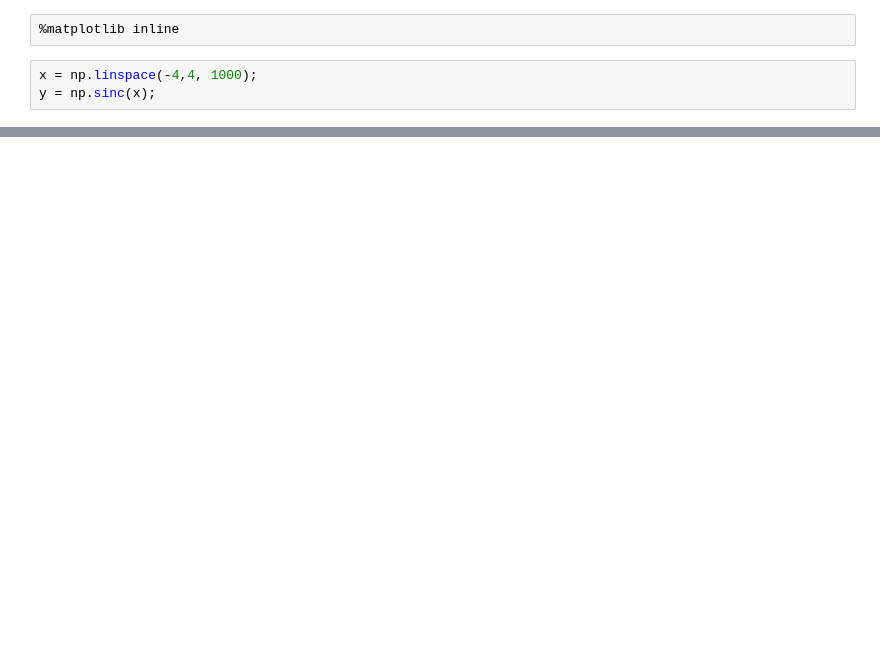
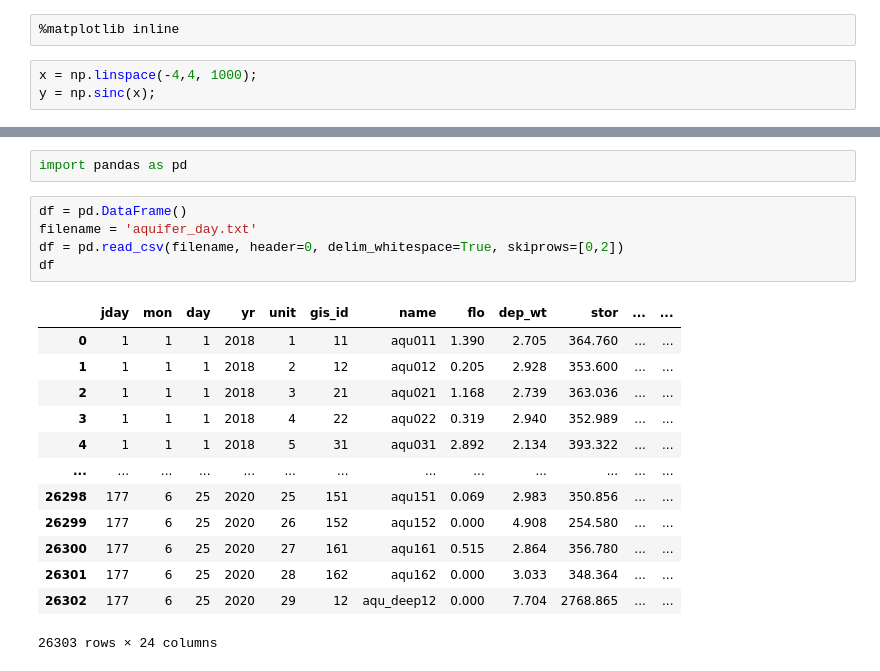
Before and after one commit to janusboandersen/big-data, a Jupyter notebook: u37_1/Intro-to-ML-tools.ipynb, the cells around one changed output, grey strips where cells are left out. Saved outputs shown, nothing was run; the diff lists cells and outputs as text; blank space fills up the shorter version.

```diff
--- a/u37_1/Intro-to-ML-tools.ipynb
+++ b/u37_1/Intro-to-ML-tools.ipynb
@@ -56,0 +65,21 @@ fig.tight_layout(pad=1)
+# %%
+import pandas as pd
+# %%
+df = pd.DataFrame()
+filename = 'aquifer_day.txt'
+df = pd.read_csv(filename, header=0, delim_whitespace=True, skiprows=[0,2])
+df
+# %% [output]
+|  | jday | mon | day | yr | unit | gis_id | name | flo | dep_wt | stor | ... | ... |
+| 0 | 1 | 1 | 1 | 2018 | 1 | 11 | aqu011 | 1.390 | 2.705 | 364.760 | ... | ... |
+| 1 | 1 | 1 | 1 | 2018 | 2 | 12 | aqu012 | 0.205 | 2.928 | 353.600 | ... | ... |
+| 2 | 1 | 1 | 1 | 2018 | 3 | 21 | aqu021 | 1.168 | 2.739 | 363.036 | ... | ... |
+| 3 | 1 | 1 | 1 | 2018 | 4 | 22 | aqu022 | 0.319 | 2.940 | 352.989 | ... | ... |
+| 4 | 1 | 1 | 1 | 2018 | 5 | 31 | aqu031 | 2.892 | 2.134 | 393.322 | ... | ... |
+| ... | ... | ... | ... | ... | ... | ... | ... | ... | ... | ... | ... | ... |
+| 26298 | 177 | 6 | 25 | 2020 | 25 | 151 | aqu151 | 0.069 | 2.983 | 350.856 | ... | ... |
+| 26299 | 177 | 6 | 25 | 2020 | 26 | 152 | aqu152 | 0.000 | 4.908 | 254.580 | ... | ... |
+| 26300 | 177 | 6 | 25 | 2020 | 27 | 161 | aqu161 | 0.515 | 2.864 | 356.780 | ... | ... |
+| 26301 | 177 | 6 | 25 | 2020 | 28 | 162 | aqu162 | 0.000 | 3.033 | 348.364 | ... | ... |
+| 26302 | 177 | 6 | 25 | 2020 | 29 | 12 | aqu_deep12 | 0.000 | 7.704 | 2768.865 | ... | ... |
+26303 rows × 24 columns
```
Also changed, not shown: parts of 6 cells of this notebook, 1 other file.
